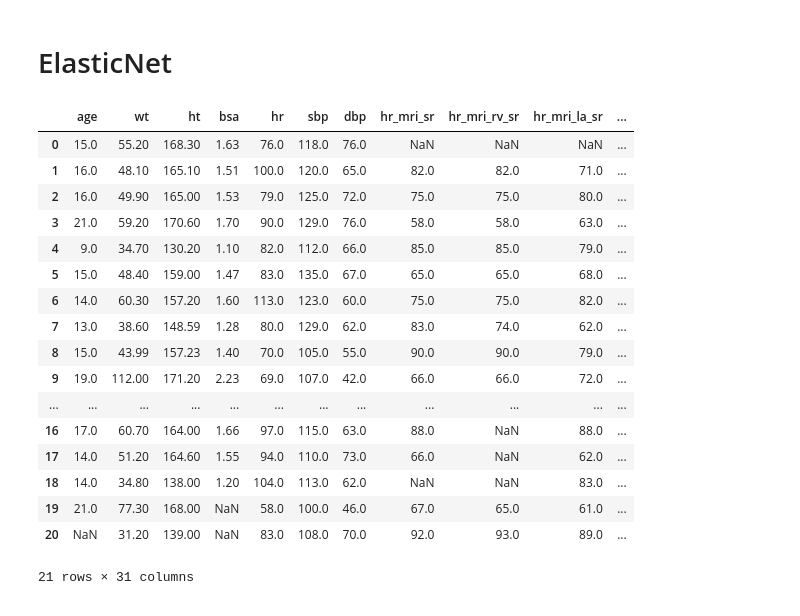
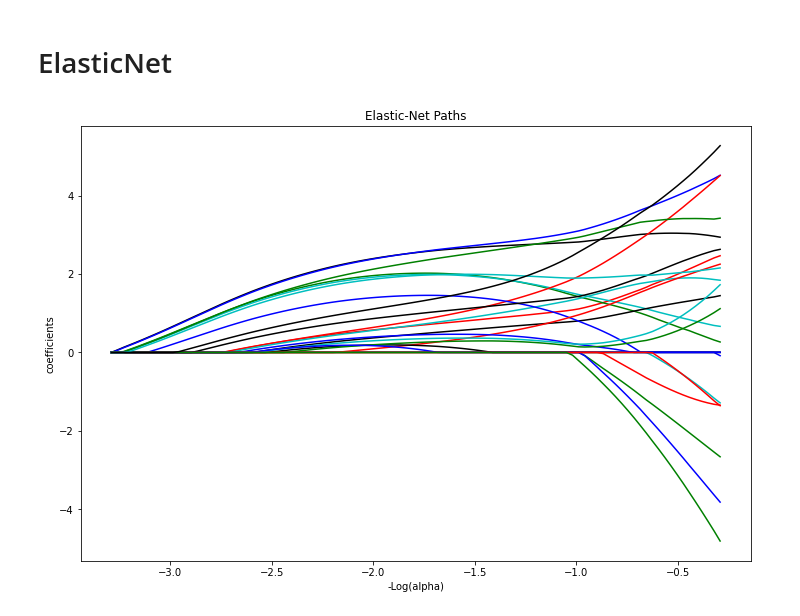
Before and after one commit to netiony/CHCO-Code, a Jupyter notebook: Petter Bjornstad/Renal Imaging/renal_imaging.ipynb, the cells around one changed output. Cells and saved outputs as stored; diff of their text form; code cells hidden in the pictures.

Commit message:
Update renal_imaging.ipynb
data cleaned

```diff
--- a/Petter Bjornstad/Renal Imaging/renal_imaging.ipynb
+++ b/Petter Bjornstad/Renal Imaging/renal_imaging.ipynb
@@ -65,33 +61,33 @@ final_df = pd.concat([df[['age','wt','ht','bsa','hr','sbp','dbp','hr_mri_sr','hr
+# %%
+# Model matrices
+outcomes = ['igfr','igfr_ab']
+pred = [c for c in final_df.columns if c not in outcomes]
+y,X = dmatrices('igfr~'+'+'.join(pred),data=final_df,return_type="dataframe")
+# Scale X
+X.iloc[:,1:] = X.iloc[:,1:]/X.iloc[:,1:].std(0)
+# To arrays
+y = np.array(y)
+X = np.array(X)
+# LOO CV
+loo = LeaveOneOut()
+regr = ElasticNetCV(cv=loo)
+# ElasticNet CV
+regr = regr.fit(X, y.ravel())
+# Re-fit with optimized params
+model = ElasticNet(alpha=regr.alpha_, l1_ratio=regr.l1_ratio_)
+fit = model.fit(X, y.ravel())
 # %%
-# # Plot
-# alphas_enet, coefs_enet, _ = fit.path(X,y)
-# plt.figure(1)
-# colors = cycle(["b", "r", "g", "c", "k"])
-# neg_log_alphas_enet = -np.log10(alphas_enet)
-# for coef_e, c in zip(coefs_enet[0], colors):
-#     l2 = plt.plot(neg_log_alphas_enet, coef_e, c=c)
-# plt.xlabel("-Log(alpha)")
-# plt.ylabel("coefficients")
-# plt.title("Elastic-Net Paths")
-# plt.axis("tight");
+alphas_enet, coefs_enet, _ = fit.path(X,y)
+# Plot
+plt.rcParams['figure.figsize'] = [12, 8]
+plt.figure(1)
+colors = cycle(["b", "r", "g", "c", "k"])
+neg_log_alphas_enet = -np.log10(alphas_enet)
+for coef_e, c in zip(coefs_enet[0], colors):
+    l2 = plt.plot(neg_log_alphas_enet, coef_e, c=c)
+plt.xlabel("-Log(alpha)")
+plt.ylabel("coefficients")
+plt.title("Elastic-Net Paths")
+plt.axis("tight");
+# %% [output]
+[figure, added]
-# %%
-final_df
-# %% [output]
-|  | age | wt | ht | bsa | hr | sbp | dbp | hr_mri_sr | hr_mri_rv_sr | hr_mri_la_sr | ... |
-| 0 | 15.0 | 55.20 | 168.30 | 1.63 | 76.0 | 118.0 | 76.0 | NaN | NaN | NaN | ... |
-| 1 | 16.0 | 48.10 | 165.10 | 1.51 | 100.0 | 120.0 | 65.0 | 82.0 | 82.0 | 71.0 | ... |
-| 2 | 16.0 | 49.90 | 165.00 | 1.53 | 79.0 | 125.0 | 72.0 | 75.0 | 75.0 | 80.0 | ... |
-| 3 | 21.0 | 59.20 | 170.60 | 1.70 | 90.0 | 129.0 | 76.0 | 58.0 | 58.0 | 63.0 | ... |
-| 4 | 9.0 | 34.70 | 130.20 | 1.10 | 82.0 | 112.0 | 66.0 | 85.0 | 85.0 | 79.0 | ... |
-| 5 | 15.0 | 48.40 | 159.00 | 1.47 | 83.0 | 135.0 | 67.0 | 65.0 | 65.0 | 68.0 | ... |
-| 6 | 14.0 | 60.30 | 157.20 | 1.60 | 113.0 | 123.0 | 60.0 | 75.0 | 75.0 | 82.0 | ... |
-| 7 | 13.0 | 38.60 | 148.59 | 1.28 | 80.0 | 129.0 | 62.0 | 83.0 | 74.0 | 62.0 | ... |
-| 8 | 15.0 | 43.99 | 157.23 | 1.40 | 70.0 | 105.0 | 55.0 | 90.0 | 90.0 | 79.0 | ... |
-| 9 | 19.0 | 112.00 | 171.20 | 2.23 | 69.0 | 107.0 | 42.0 | 66.0 | 66.0 | 72.0 | ... |
-| ... | ... | ... | ... | ... | ... | ... | ... | ... | ... | ... | ... |
-| 16 | 17.0 | 60.70 | 164.00 | 1.66 | 97.0 | 115.0 | 63.0 | 88.0 | NaN | 88.0 | ... |
-| 17 | 14.0 | 51.20 | 164.60 | 1.55 | 94.0 | 110.0 | 73.0 | 66.0 | NaN | 62.0 | ... |
-| 18 | 14.0 | 34.80 | 138.00 | 1.20 | 104.0 | 113.0 | 62.0 | NaN | NaN | 83.0 | ... |
-| 19 | 21.0 | 77.30 | 168.00 | NaN | 58.0 | 100.0 | 46.0 | 67.0 | 65.0 | 61.0 | ... |
-| 20 | NaN | 31.20 | 139.00 | NaN | 83.0 | 108.0 | 70.0 | 92.0 | 93.0 | 89.0 | ... |
-21 rows × 31 columns
```
Also changed, not shown: parts of 1 cell of this notebook.
